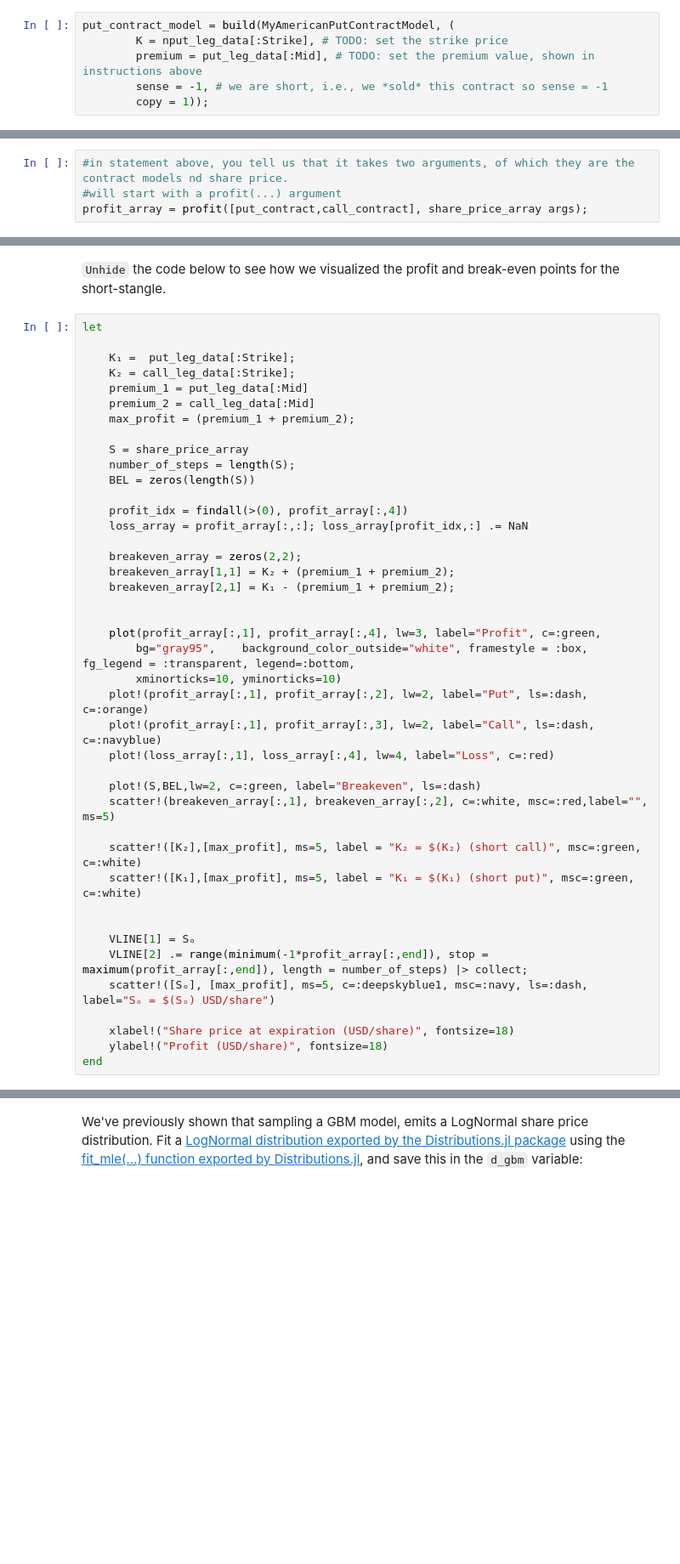
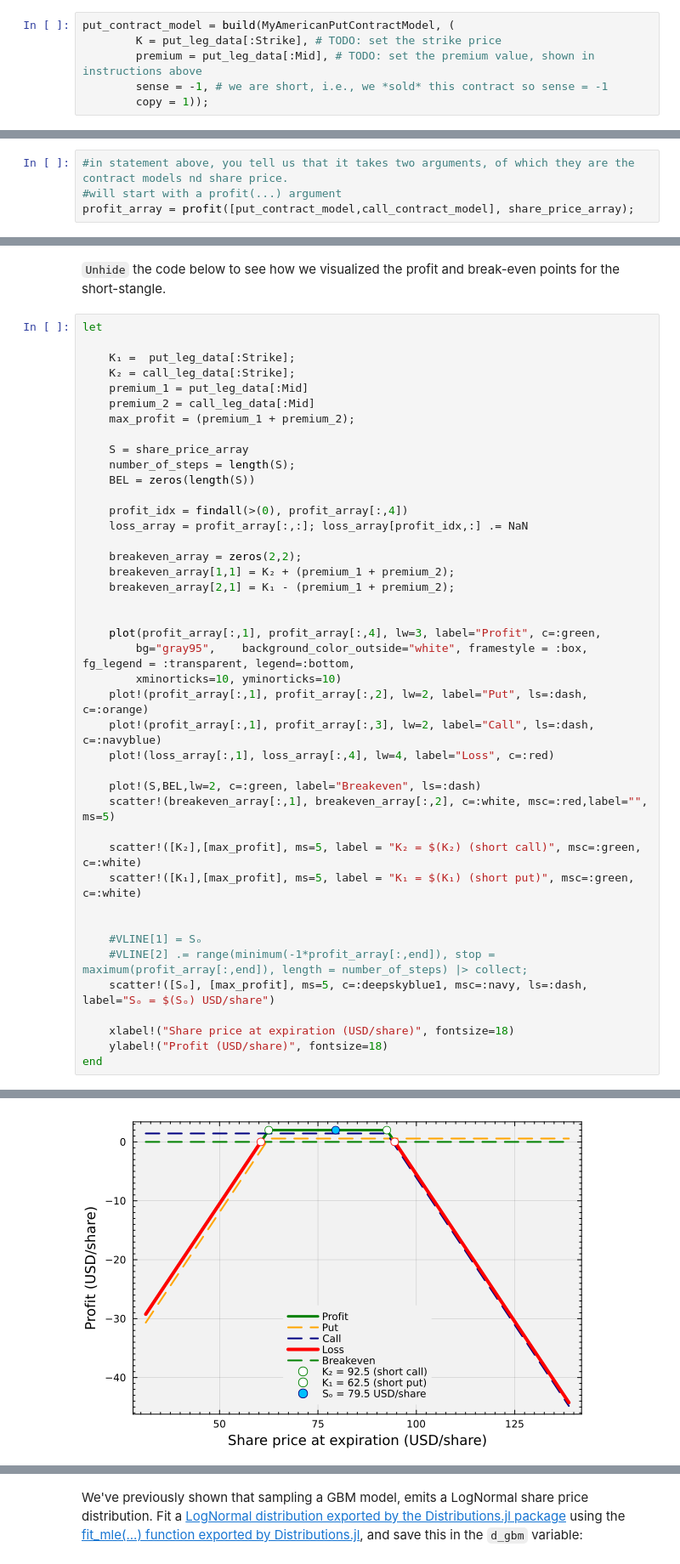
Before and after one commit to SamCeron02/PS5, a Jupyter notebook: PS5-CHEME-5660-Student-Notebook-Fall-2024.ipynb, the cells around one changed output, grey strips where cells are left out. Shown at 85% size. Drawn from its saved outputs; the diff is of its cells as text; blank space fills up the shorter version.

```diff
--- a/PS5-CHEME-5660-Student-Notebook-Fall-2024.ipynb
+++ b/PS5-CHEME-5660-Student-Notebook-Fall-2024.ipynb
@@ -79,7 +127,7 @@ Start with the `put` contract model. Build a [`MyAmericanPutContractModel instan
 * To access data from the `DataFrameRow,` pass in the column name. For example, to get the strike price, you would say: `put_leg_data[:Strike].` For the premium value, use the midpoint value.
 # %%
 put_contract_model = build(MyAmericanPutContractModel, (
-        K = nput_leg_data[:Strike], # TODO: set the strike price
+        K = put_leg_data[:Strike], # TODO: set the strike price
         premium = put_leg_data[:Mid], # TODO: set the premium value, shown in instructions above
         sense = -1, # we are short, i.e., we *sold* this contract so sense = -1
         copy = 1));
@@ -118,4 +160,4 @@ Finally, compute the profit for the short strangle. We compute the profit by [ca
 # %%
 #in statement above, you tell us that it takes two arguments, of which they are the contract models nd share price.
 #will start with a profit(...) argument
-profit_array = profit([put_contract,call_contract], share_price_array args);
+profit_array = profit([put_contract_model,call_contract_model], share_price_array);
@@ -161,8 +198,8 @@ let
     scatter!([K₁],[max_profit], ms=5, label = "K₁ = $(K₁) (short put)", msc=:green, c=:white)
 
 
-    VLINE[1] = Sₒ
-    VLINE[2] .= range(minimum(-1*profit_array[:,end]), stop = maximum(profit_array[:,end]), length = number_of_steps) |> collect;
+    #VLINE[1] = Sₒ
+    #VLINE[2] .= range(minimum(-1*profit_array[:,end]), stop = maximum(profit_array[:,end]), length = number_of_steps) |> collect;
     scatter!([Sₒ], [max_profit], ms=5, c=:deepskyblue1, msc=:navy, ls=:dash, label="Sₒ = $(Sₒ) USD/share")
 
     xlabel!("Share price at expiration (USD/share)", fontsize=18)
@@ -173 +209,2 @@ UndefVarError: UndefVarError: `put_leg_data` not defined
+[figure, added]
 # %%
```
Also changed, not shown: parts of 34 cells of this notebook, 1 other file.
